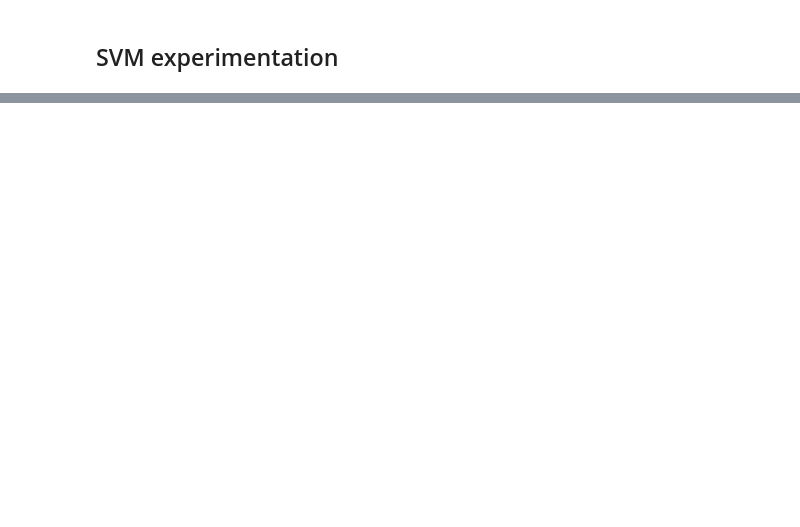
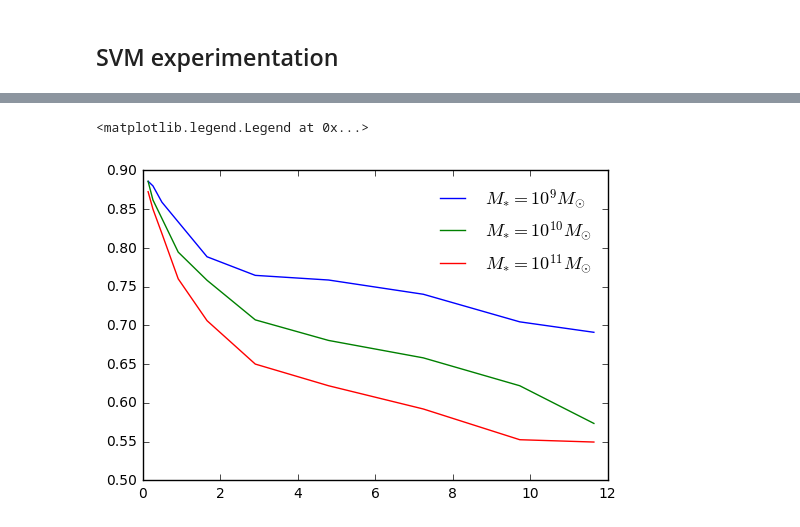
Before and after one commit to aphearin/time_evolving_cam_utils, a Jupyter notebook: ml_experimentation.ipynb, the cells around one changed output, grey strips where cells are left out. Saved outputs shown, nothing was run; the diff lists cells and outputs as text; code cells hidden in the pictures; blank space fills up the shorter version.

Commit message:
Added M* and z result for RandomForestClassification success

```diff
--- a/ml_experimentation.ipynb
+++ b/ml_experimentation.ipynb
@@ -45,0 +16,11 @@ print(cat.keys())
+# %%
+from collate_full_catalog import collate_catalog
+a_string = 'a_1.002310'
+idx_tobs = np.where(scale_factor_array >= float(a_string[2:]))[0][0]
+t_today = cosmic_age_array[idx_tobs]
+
+history_colnames = ('halo_id', 'halo_upid', 'halo_mpeak', 'sfr_mp', 'sm_mp', 'stellar_mass', 'sfr',
+                    'a_first_infall', 'a_last_infall')
+
+histories = collate_catalog(a_string, history_colnames=history_colnames)
+print("Number of galaxies = {0}".format(len(histories)))
@@ -73,8 +80,0 @@ sample = cat[sample_mask]
-# %%
-features = ('halo_delta_vmax_behroozi17', )
-n_samples, n_features = len(sample), len(features)
-
-X = np.zeros((n_samples, n_features))
-for i, feature in enumerate(features):
-    X[:, 0] = sample[feature]
-y = sample['is_quenched'].data
@@ -118,0 +105,4 @@ t.as_array().dtype.names
+# %%
+z_cut = 2
+sm_low, sm_high = 10**9.5, 10**9.6
+%timeit ml_performance.get_cross_val_score(histories, scale_factor_array, z_cut, sm_low, sm_high)
@@ -118,0 +111,25 @@ t.as_array().dtype.names
+# %%
+z_low, z_high, numz = 0.01, 3, 10
+z_array = np.logspace(np.log10(z_low), np.log10(z_high), numz)
+
+logsm_low, logsm_high, num_smbins = 9, 11.5, 10
+sm_bins = np.logspace(logsm_low, logsm_high, num_smbins)
+
+result = np.zeros((len(z_array), len(sm_bins)-1))
+
+from itertools import product
+for i, j in product(range(len(z_array)), range(len(sm_bins)-1)):
+    z_cut = z_array[i]
+    sm_low, sm_high = sm_bins[j], sm_bins[j+1]
+    result[i, j] = ml_performance.get_cross_val_score(
+        histories, scale_factor_array, z_cut, sm_low, sm_high)
+# %%
+x = Planck13.age(0) - Planck13.age(z_array)
+plt.plot(x, result[:, 0], color='blue', label=r'$ M_{\ast} = 10^{9}M_{\odot}$')
+plt.plot(x, result[:, 3], color='green', label=r'$ M_{\ast} = 10^{10}M_{\odot}$')
+plt.plot(x, result[:, 6], color='red', label=r'$ M_{\ast} = 10^{11}M_{\odot}$')
+
+plt.legend(frameon=False, loc='upper right', fontsize=13)
+# %% [output]
+<matplotlib.legend.Legend at 0x...>
+[figure, added]
```
Also changed, not shown: parts of 30 cells of this notebook, 2 other files.
